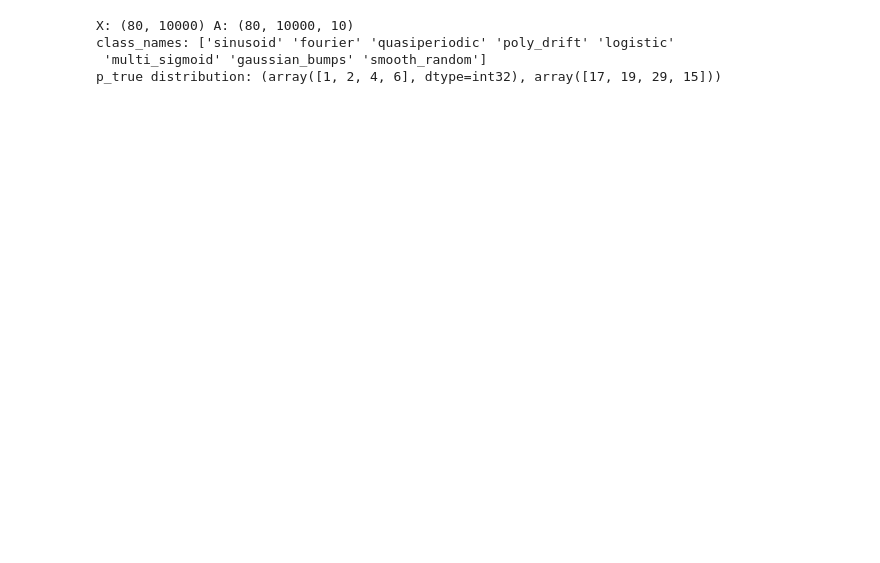
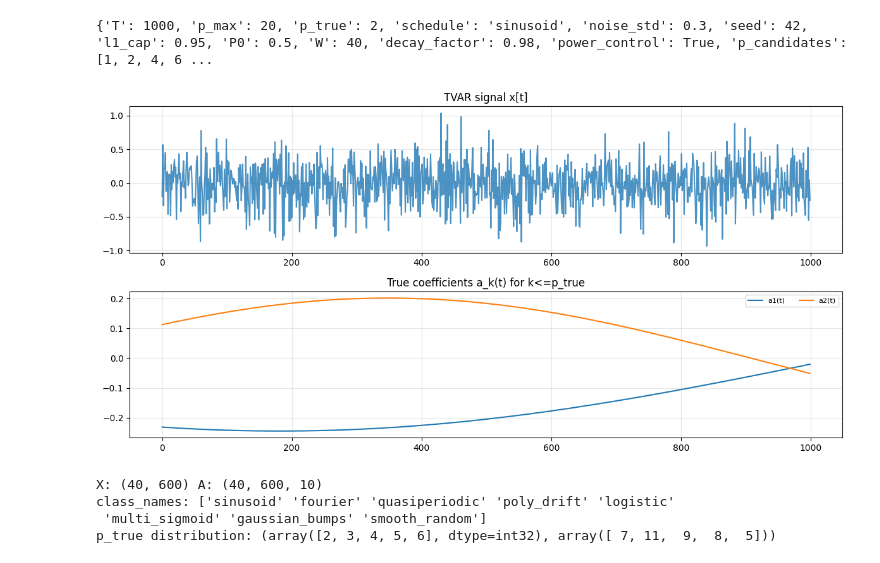
Before and after one commit to erfanzabeh/StocasticDiffEq_Simulation, a Jupyter notebook: ref/benchmark_data_set.ipynb, the cells around one changed output. Saved outputs shown, nothing was run; the diff lists cells and outputs as text; code cells hidden in the pictures; blank space fills up the shorter version.

```diff
--- a/ref/benchmark_data_set.ipynb
+++ b/ref/benchmark_data_set.ipynb
@@ -323,43 +417,46 @@ def load_dataset_npz(path):
 # %%
-# import matplotlib.pyplot as plt
+import matplotlib.pyplot as plt
 
-# T = 1000
-# p_max = 20
+T = 1000
+p_max = 20
 
-# x, a_t, meta = generate_one_tvar_sample(
-#     T=T, p_max=p_max,
-#     schedule_name="poly_drift",
-#     noise_std=0.3,
-#     seed=42
-# )
+x, a_t, meta = generate_one_tvar_sample(
+    T=T, p_max=p_max,
+    schedule_name="sinusoid",
+    noise_std=0.3,
+    seed=42
+)
 
-# print(meta)
+print(meta)
 
-# plt.figure(figsize=(12,6))
-# plt.subplot(2,1,1)
-# plt.plot(x, alpha=0.8)
-# plt.title("TVAR signal x[t]")
-# plt.grid(True, alpha=0.3)
+plt.figure(figsize=(12,6))
+plt.subplot(2,1,1)
+plt.plot(x, alpha=0.8)
+plt.title("TVAR signal x[t]")
+plt.grid(True, alpha=0.3)
 
-# plt.subplot(2,1,2)
-# p_true = meta["p_true"]
-# for k in range(p_true):
-#     plt.plot(a_t[:,k], label=f"a{k+1}(t)")
-# plt.title("True coefficients a_k(t) for k<=p_true")
-# plt.legend(ncol=4, fontsize=8)
-# plt.grid(True, alpha=0.3)
+plt.subplot(2,1,2)
+p_true = meta["p_true"]
+for k in range(p_true):
+    plt.plot(a_t[:,k], label=f"a{k+1}(t)")
+plt.title("True coefficients a_k(t) for k<=p_true")
+plt.legend(ncol=4, fontsize=8)
+plt.grid(True, alpha=0.3)
 
-# plt.tight_layout()
-# plt.show()
+plt.tight_layout()
+plt.show()
+# %% [output]
+{'T': 1000, 'p_max': 20, 'p_true': 2, 'schedule': 'sinusoid', 'noise_std': 0.3, 'seed': 42, 'l1_cap': 0.95, 'P0': 0.5, 'W': 40, 'decay_factor': 0.98, 'power_control': True, 'p_candidates': [1, 2, 4, 6 ...
+[figure, added]
 # %%
 # 8 families
 classes = list(SCHEDULES.keys())
 
 # small pilot: 10 per family => 80 samples total
 pilot = generate_dataset(
-    n_per_class=10,
+    n_per_class=5,
     classes=classes,
-    T=10_000,
+    T=600,
     noise_range=(0.2, 0.5),
     seed=123,
     dtype=np.float32
@@ -369,8 +466,8 @@ print("X:", pilot["X"].shape, "A:", pilot["A"].shape)
 print("class_names:", pilot["class_names"])
 print("p_true distribution:", np.unique(pilot["p_true"], return_counts=True))
 # %% [output]
-X: (80, 10000) A: (80, 10000, 10)
+X: (40, 600) A: (40, 600, 10)
 class_names: ['sinusoid' 'fourier' 'quasiperiodic' 'poly_drift' 'logistic'
  'multi_sigmoid' 'gaussian_bumps' 'smooth_random']
-p_true distribution: (array([1, 2, 4, 6], dtype=int32), array([17, 19, 29, 15]))
+p_true distribution: (array([2, 3, 4, 5, 6], dtype=int32), array([ 7, 11,  9,  8,  5]))
 # %%
```
Also changed, not shown: parts of 4 cells of this notebook, 3 other files.
